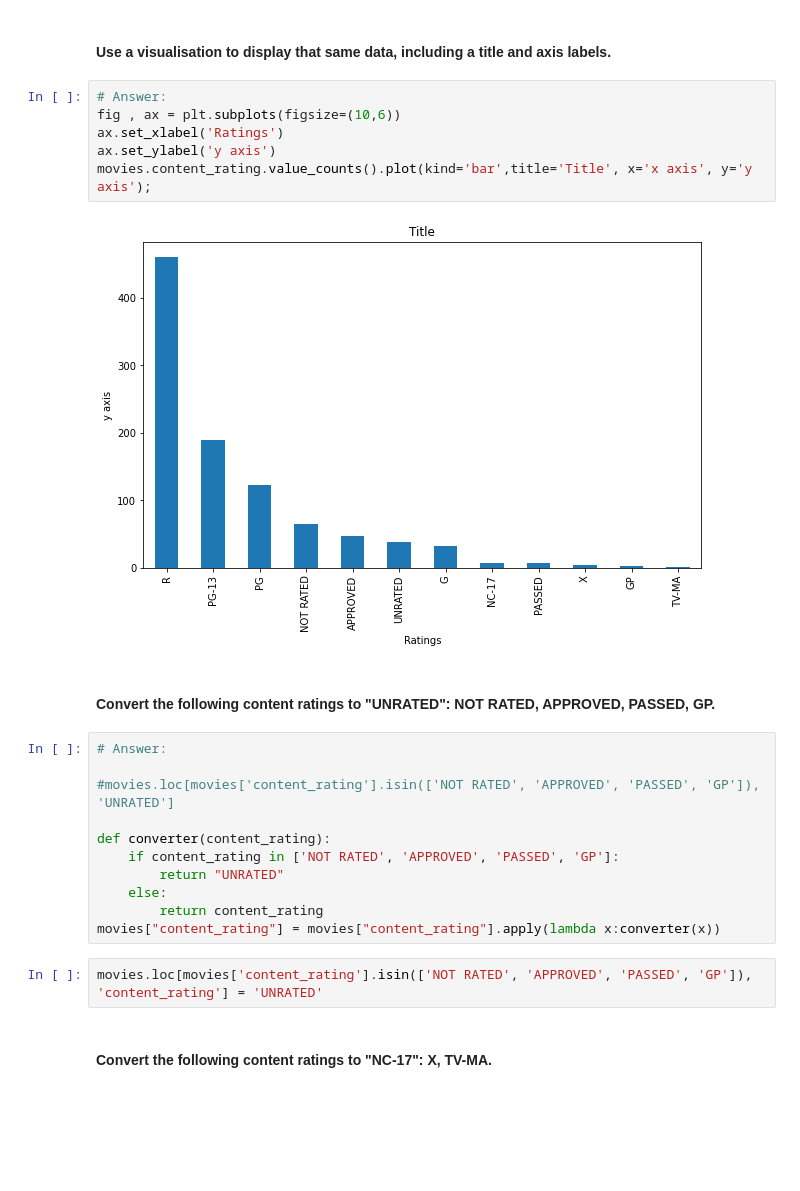
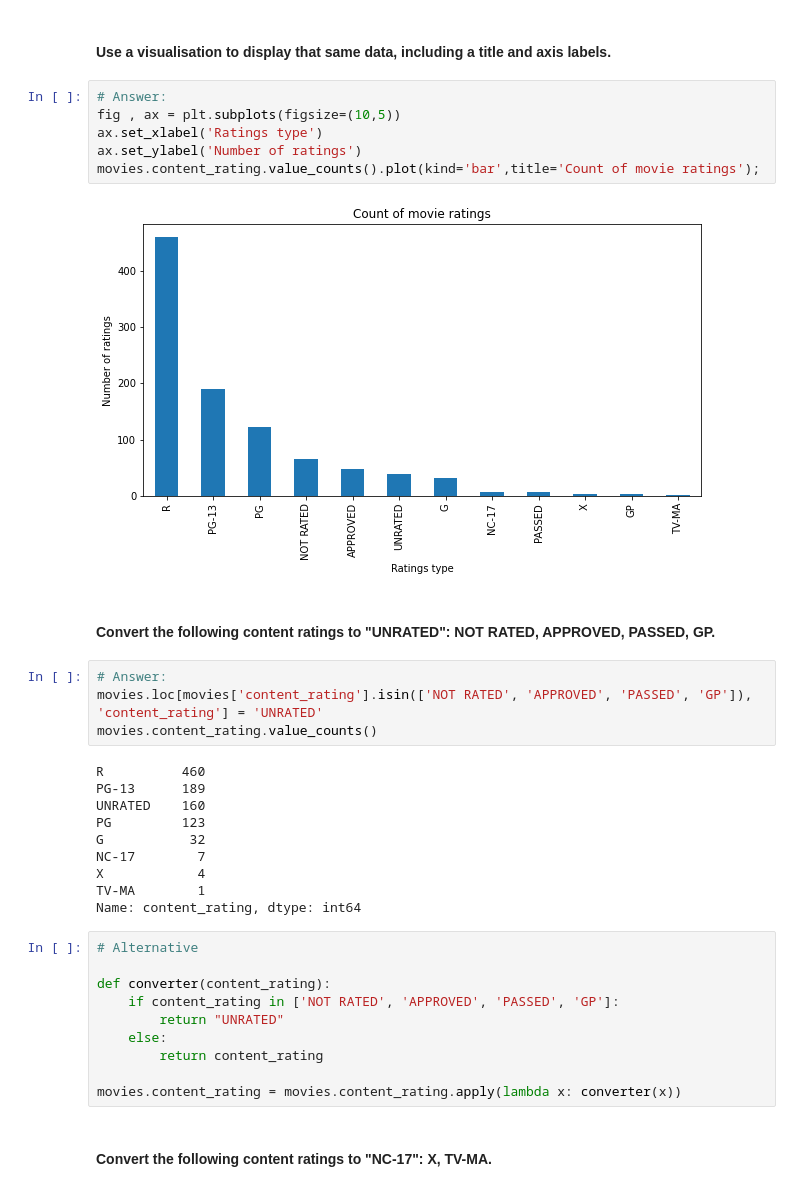
Before and after one commit to JP311082/ds50, a Jupyter notebook: 09_Unit-02_Project/unit_project_2_eda.ipynb, the cells around one changed output. Saved outputs shown, nothing was run; the diff lists cells and outputs as text; blank space fills up the shorter version.

```diff
--- a/09_Unit-02_Project/unit_project_2_eda.ipynb
+++ b/09_Unit-02_Project/unit_project_2_eda.ipynb
@@ -114,27 +118,38 @@ Name: content_rating, dtype: int64
 #### Use a visualisation to display that same data, including a title and axis labels.
 # %%
 # Answer:
-fig , ax = plt.subplots(figsize=(10,6))
-ax.set_xlabel('Ratings')
-ax.set_ylabel('y axis')
-movies.content_rating.value_counts().plot(kind='bar',title='Title', x='x axis', y='y axis');
+fig , ax = plt.subplots(figsize=(10,5))
+ax.set_xlabel('Ratings type')
+ax.set_ylabel('Number of ratings')
+movies.content_rating.value_counts().plot(kind='bar',title='Count of movie ratings');
 # %% [output]
-[figure, old version]
+[figure, new version]
 # %% [markdown]
 #### Convert the following content ratings to "UNRATED": NOT RATED, APPROVED, PASSED, GP.
+# %%
+# Answer:
+movies.loc[movies['content_rating'].isin(['NOT RATED', 'APPROVED', 'PASSED', 'GP']), 'content_rating'] = 'UNRATED'
+movies.content_rating.value_counts()
+# %% [output]
+R          460
+PG-13      189
+UNRATED    160
+PG         123
+G           32
+NC-17        7
+X            4
+TV-MA        1
+Name: content_rating, dtype: int64
 # %%
-# Answer:
-
-#movies.loc[movies['content_rating'].isin(['NOT RATED', 'APPROVED', 'PASSED', 'GP']), 'UNRATED']
+# Alternative
 
 def converter(content_rating):
     if content_rating in ['NOT RATED', 'APPROVED', 'PASSED', 'GP']:
         return "UNRATED"
     else:
         return content_rating
-movies["content_rating"] = movies["content_rating"].apply(lambda x:converter(x))
+
+movies.content_rating = movies.content_rating.apply(lambda x: converter(x))
-# %%
-movies.loc[movies['content_rating'].isin(['NOT RATED', 'APPROVED', 'PASSED', 'GP']), 'content_rating'] = 'UNRATED'
 # %% [markdown]
 #### Convert the following content ratings to "NC-17": X, TV-MA.
 # %%
```
Also changed, not shown: parts of 20 cells of this notebook.
